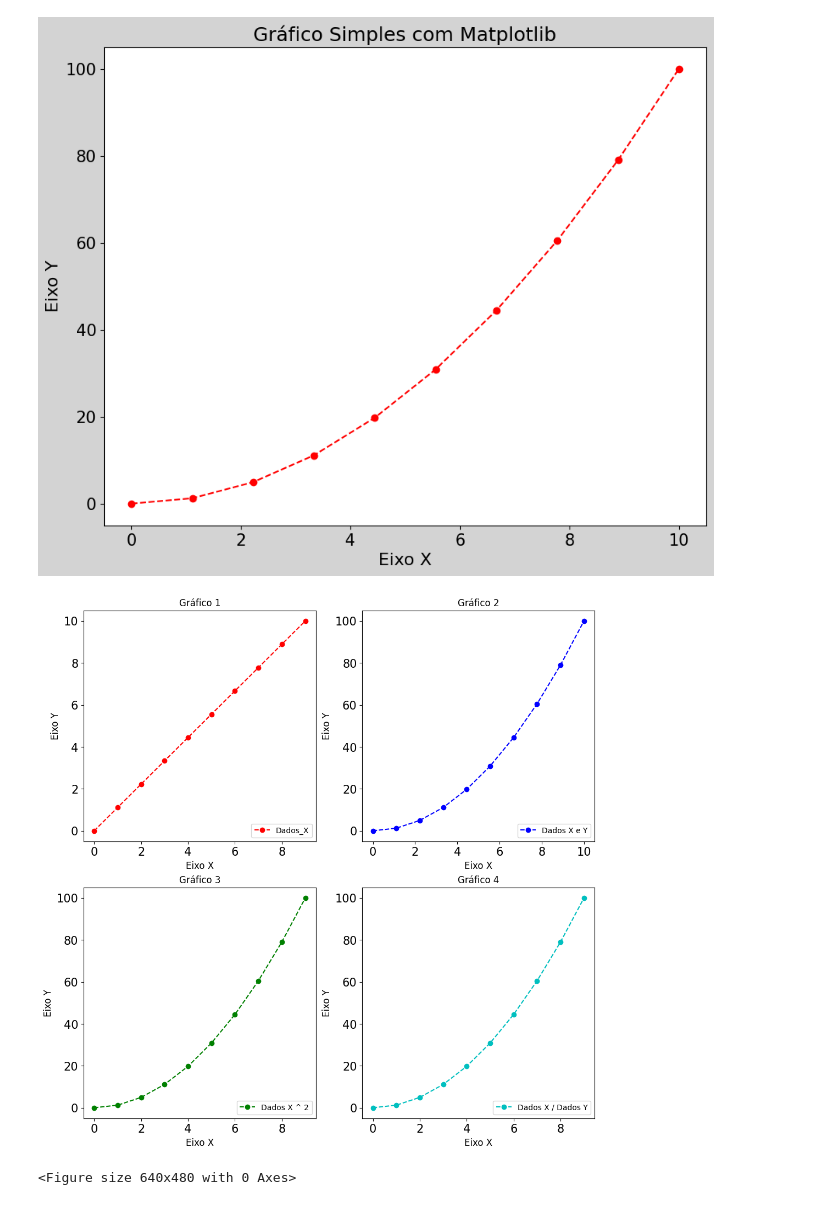
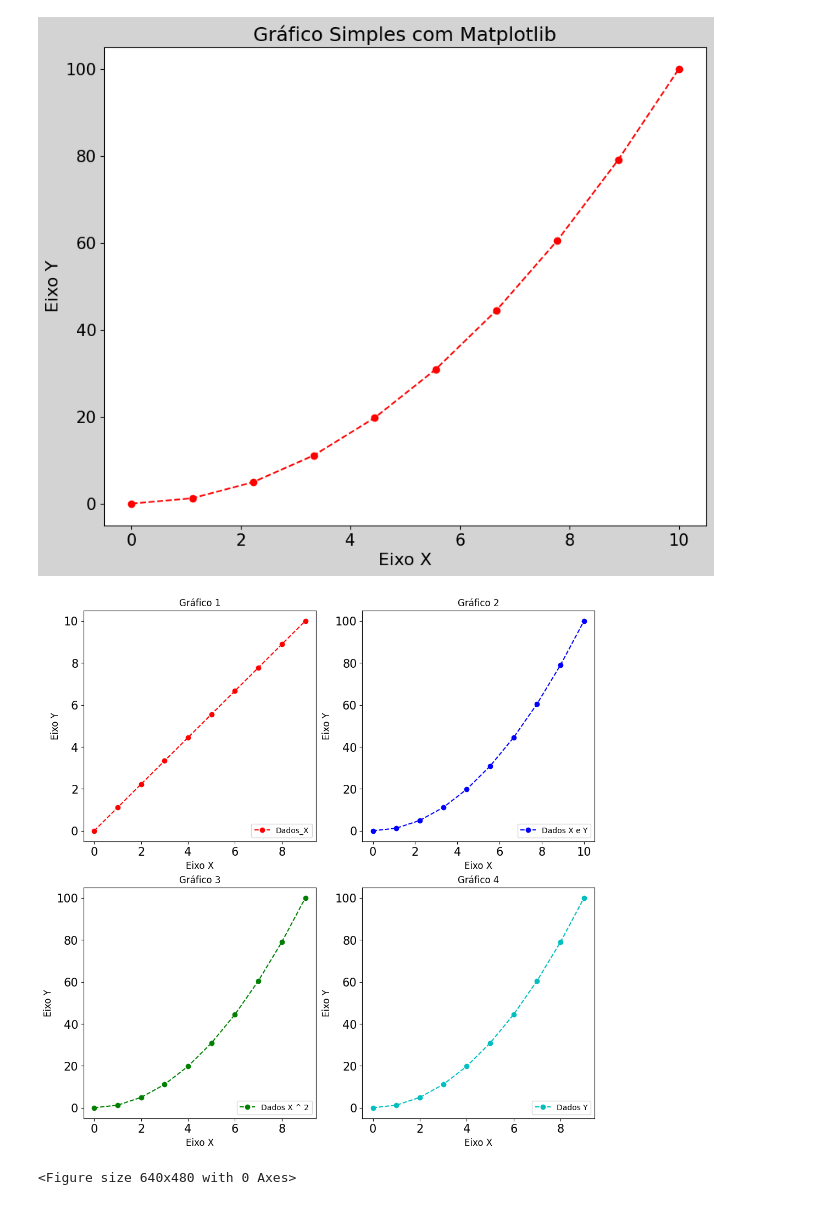
Before and after one commit to Lucas-Monteiro420/InteligenciaArtificial-SENAI, a Jupyter notebook: Aula3/Codigo.ipynb, the cells around one changed output. Drawn from its saved outputs; the diff is of its cells as text; code cells hidden in the pictures.

```diff
--- a/Aula3/Codigo.ipynb
+++ b/Aula3/Codigo.ipynb
@@ -56,33 +56,33 @@ plt.ylabel('Eixo Y', fontsize = 12)
 plt.title('Gráfico 1', fontsize = 12)
 
     #Gráfico 2
 plt.subplot(linhas, colunas, 2)
 plt.plot(Dados_X, Dados_Y, 'b', label = 'Dados X e Y', marker = 'o', linestyle = 'dashed')
 plt.title('Gráfico 2', fontsize = 12)
 plt.legend(loc = 'lower right', fontsize = 10)
 plt.xlabel('Eixo X', fontsize = 12)
 plt.ylabel('Eixo Y', fontsize = 12)
 plt.title('Gráfico 2', fontsize = 12)
 
     #Gráfico 3
 plt.subplot(linhas, colunas, 3)
 plt.plot(Dados_X * Dados_X, 'g', label = 'Dados X ^ 2', marker = 'o', linestyle = 'dashed')
 plt.title('Gráfico 3', fontsize = 12)
 plt.legend(loc = 'lower right', fontsize = 10)
 plt.xlabel('Eixo X', fontsize = 12)
 plt.ylabel('Eixo Y', fontsize = 12)
 plt.title('Gráfico 3', fontsize = 12)
 
     #Gráfico 4
 plt.subplot(linhas, colunas, 4)
-plt.plot(Dados_Y, 'c', label = 'Dados X / Dados Y', marker = 'o', linestyle = 'dashed')
+plt.plot(Dados_Y, 'c', label = 'Dados Y', marker = 'o', linestyle = 'dashed')
 plt.title('Gráfico 4', fontsize = 12)
 plt.legend(loc = 'lower right', fontsize = 10)
 plt.xlabel('Eixo X', fontsize = 12)
 plt.ylabel('Eixo Y', fontsize = 12)
 plt.title('Gráfico 4', fontsize = 12)
 plt.show()
 plt.savefig('Gráficos Aula03.png')
 # %% [output]
-[figure, old version]
+[figure, new version]
 <Figure size 640x480 with 0 Axes>
```
